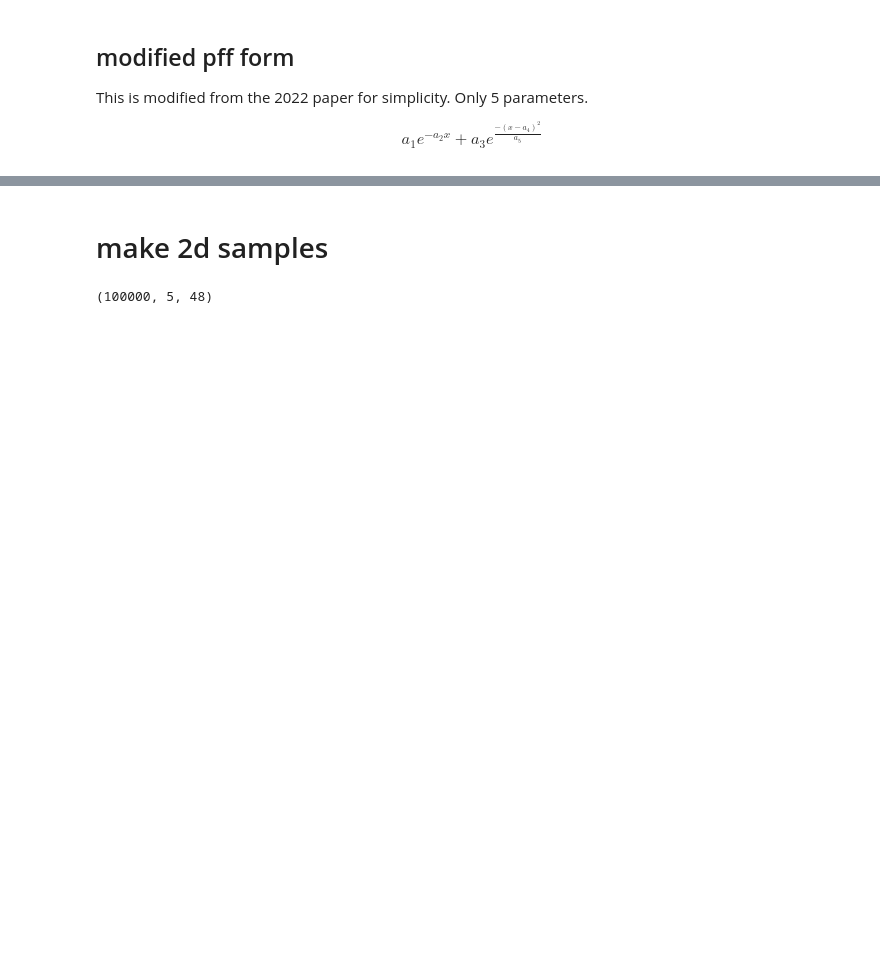
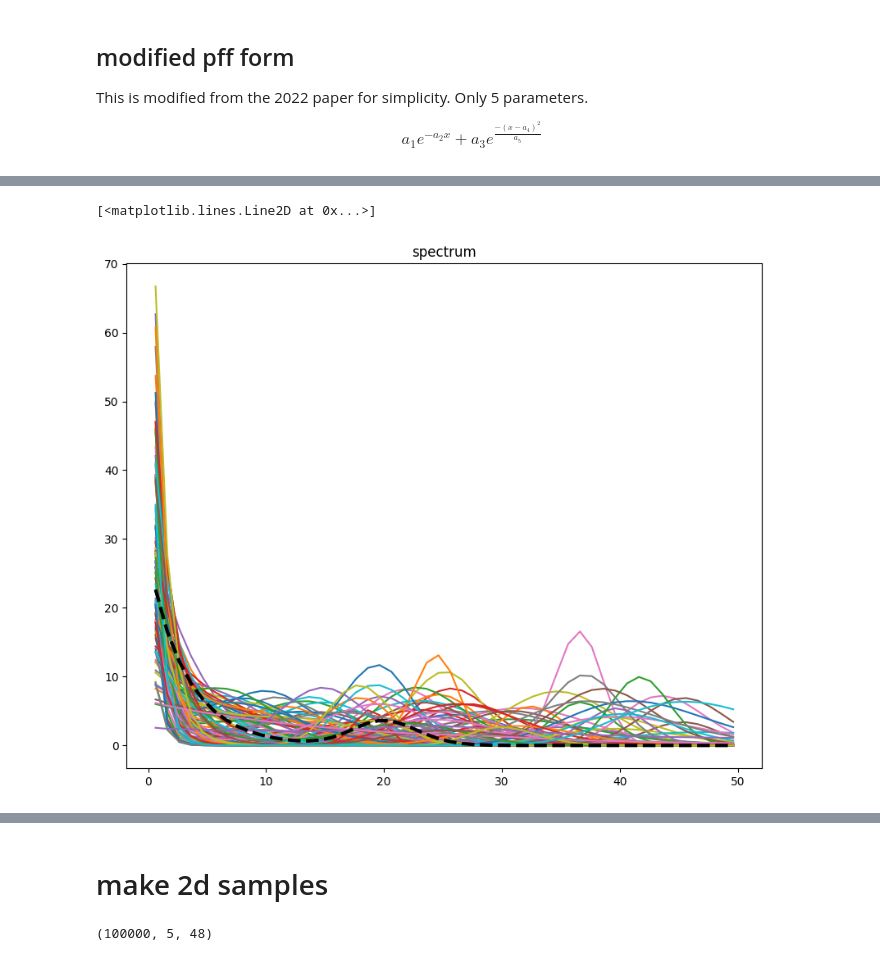
Before and after one commit to LivingW123/SAS-Analysis-Laser, a Jupyter notebook: gen_train_data.ipynb, the cells around one changed output, grey strips where cells are left out. Drawn from its saved outputs; the diff is of its cells as text; code cells hidden in the pictures; blank space fills up the shorter version.

Commit message:
new parameters for original pff function to generate synthetic data

```diff
--- a/gen_train_data.ipynb
+++ b/gen_train_data.ipynb
@@ -90,0 +97,43 @@ print(data_labels.shape)  # this is the new Y
+# %%
+def original_pff_func(x, avals):
+    a1, a2, a3, a4, a5, a6 = avals
+    return a1 * np.exp(-a2 * x) + a3 * np.exp(- (x-a4)**2 / (a5*x + a6/x))
+# %%
+data_samples_1d = np.empty((NUM_SAMPLES, 200))
+data_samples_2d = np.empty((NUM_SAMPLES, 5, 48))
+data_labels = np.empty((NUM_SAMPLES, NUM_CHANNELS))
+# %%
+# these are just estimates of the acceptable mean, stdev, and bound parameters for the pff coefficients
+pff_func_ranges = np.array([[150, 100, 50, 250],
+                            [0.3, 1, 0.01, 2],
+                            [20, 10, 0, 50],
+                            [20, 25, 1, 49],
+                            [0.5, 1, 1e-6, 10],
+                            [100, 500, 1e-6, 10000]])
+
+
+for i in range(NUM_SAMPLES):
+    rng_arr = []
+    for param_vals in pff_func_ranges:
+        val_guess = np.random.normal(param_vals[0], param_vals[1])
+        while val_guess < param_vals[2] or val_guess > param_vals[3]:
+            val_guess = np.random.normal(param_vals[0], param_vals[1])
+        rng_arr.append(val_guess)
+
+    weighting_func = original_pff_func(energy_bins, rng_arr)
+
+    data_samples_1d[i] = np.dot(data.T, weighting_func)
+
+    data_labels[i] = weighting_func
+
+plt.figure(figsize=(10,8))
+plt.title('spectrum')
+
+for i in range(100):
+    plt.plot(energy_bins, data_labels[i]/np.trapezoid(data_labels[i], energy_bins)*100)
+
+    central_vals = original_pff_func(energy_bins, pff_func_ranges[:, 0])
+plt.plot(energy_bins, central_vals/np.trapezoid(central_vals, energy_bins)*100, '--k', linewidth=3)
+# %% [output]
+[<matplotlib.lines.Line2D at 0x...>]
+[figure, added]
```
Also changed, not shown: parts of 8 cells of this notebook.
